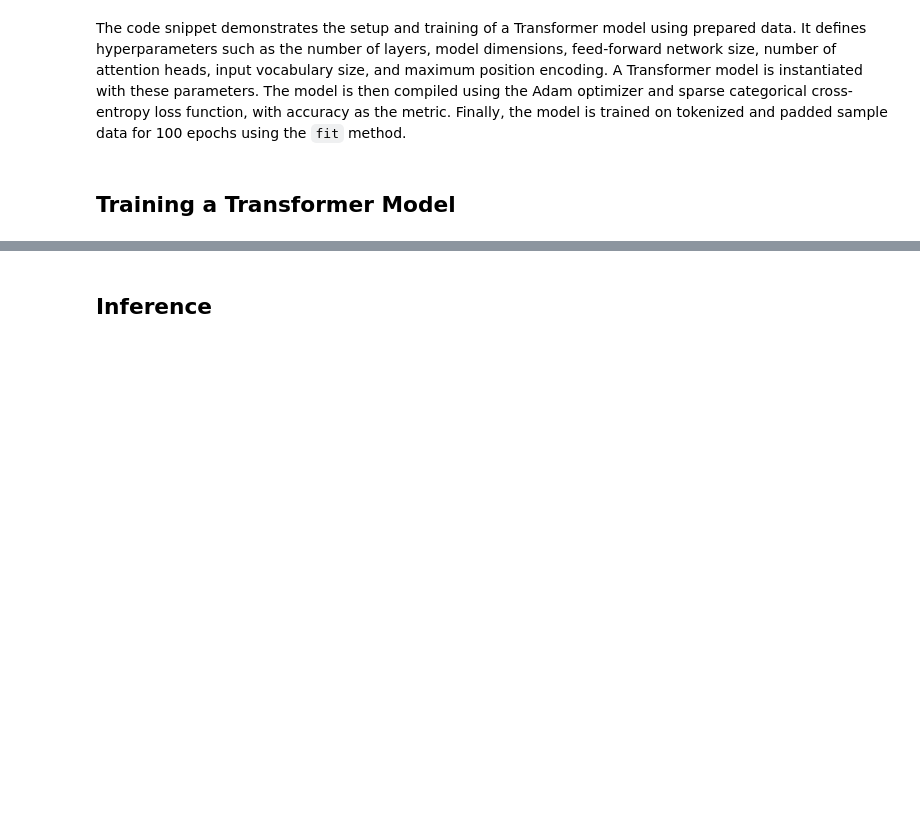
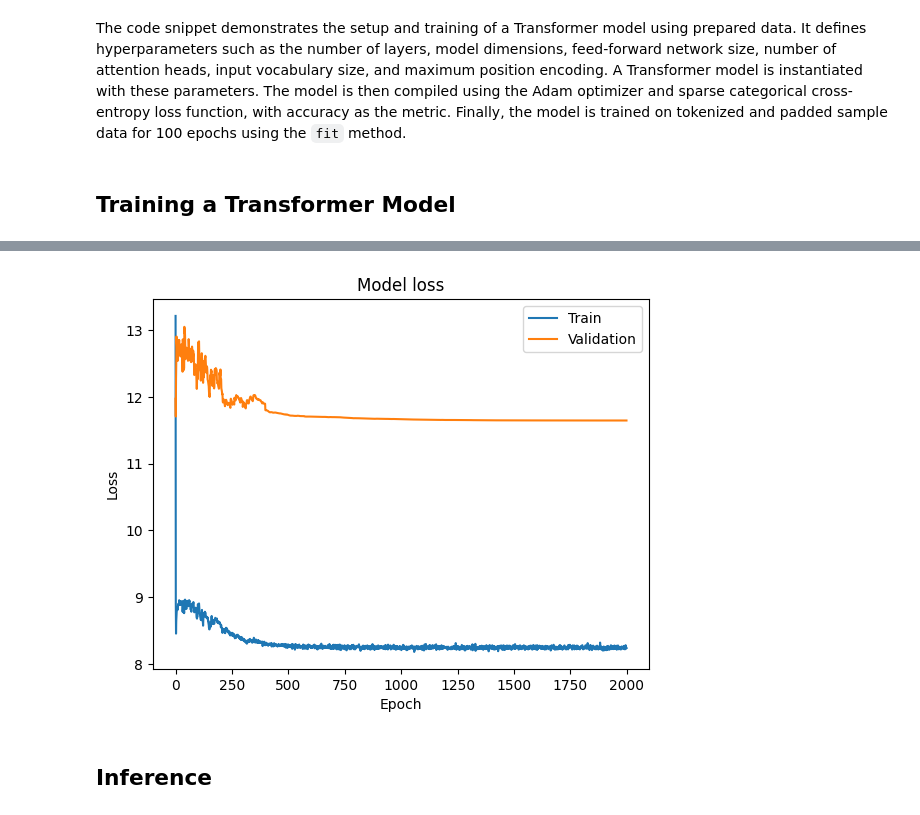
Before and after one commit to yiqiao-yin/WYNAssociates, a Jupyter notebook: docs/ref-deeplearning/ex24a - transformer from scratch - version 1.ipynb, the cells around one changed output, grey strips where cells are left out. Cells and saved outputs as stored; diff of their text form; code cells hidden in the pictures; blank space fills up the shorter version.

```diff
--- a/docs/ref-deeplearning/ex24a - transformer from scratch - version 1.ipynb
+++ b/docs/ref-deeplearning/ex24a - transformer from scratch - version 1.ipynb
@@ -260,3 +260,8 @@ df
 | 1 | How many continents are there? | There are seven continents. |
 | 2 | What is the largest mammal? | The blue whale is the largest mam... |
 | 3 | Who wrote the play Hamlet? | William Shakespeare wrote Hamlet. |
+# %%
+import pandas as pd
+
+df = pd.read_parquet("hf://datasets/eagle0504/storySeed-v1/data/train-00000-of-00001.parquet")
+df
@@ -262,0 +282,3 @@ df
+# %%
+df.columns = ["question", "answer", "text"]
+df
@@ -276,7 +312,7 @@ question_sequences = tokenizer.texts_to_sequences(df['question'].tolist())
 answer_sequences = tokenizer.texts_to_sequences(df['answer'].tolist())
 
 # Pad sequences to ensure consistent input size for the model
-max_length = 10  # Example fixed length; this can be adjusted as needed
+max_length = 30  # Example fixed length; this can be adjusted as needed
 question_padded = pad_sequences(question_sequences, maxlen=max_length, padding='post')
 answer_padded = pad_sequences(answer_sequences, maxlen=max_length, padding='post')
 
@@ -285,5 +321,8 @@ sample_data = np.concatenate((question_padded, answer_padded), axis=0)
 
 # Display the prepared sample data
 print("Sample data (tokenized and padded):\n", sample_data)
+
+# Display the dimension of sample data
+print("Dimension of sample data: ", sample_data.shape)
 # %% [output]
 Sample data (tokenized and padded):
@@ -326,3 +381,9 @@ Converted back to text (answers):
 The code snippet demonstrates the setup and training of a Transformer model using prepared data. It defines hyperparameters such as the number of layers, model dimensions, feed-forward network size, number of attention heads, input vocabulary size, and maximum position encoding. A Transformer model is instantiated with these parameters. The model is then compiled using the Adam optimizer and sparse categorical cross-entropy loss function, with accuracy as the metric. Finally, the model is trained on tokenized and padded sample data for 100 epochs using the `fit` method.
 # %% [markdown]
 ## Training a Transformer Model
+# %%
+import tensorflow as tf
+device_name = tf.test.gpu_device_name()
+if device_name != '/device:GPU:0':
+  raise SystemError('GPU device not found')
+print('Found GPU at: {}'.format(device_name))
@@ -368,3 +475,15 @@ Epoch 100/100
+# %%
+import matplotlib.pyplot as plt
+
+plt.plot(transformer.history.history['loss'])
+plt.plot(transformer.history.history['val_loss'])
+plt.title('Model loss')
+plt.ylabel('Loss')
+plt.xlabel('Epoch')
+plt.legend(['Train', 'Validation'], loc='upper right')
+plt.show()
+# %% [output]
+[figure, added]
 # %% [markdown]
 ## Inference
 # %% [markdown]
```
Also changed, not shown: parts of 9 cells of this notebook, 1 other file.
